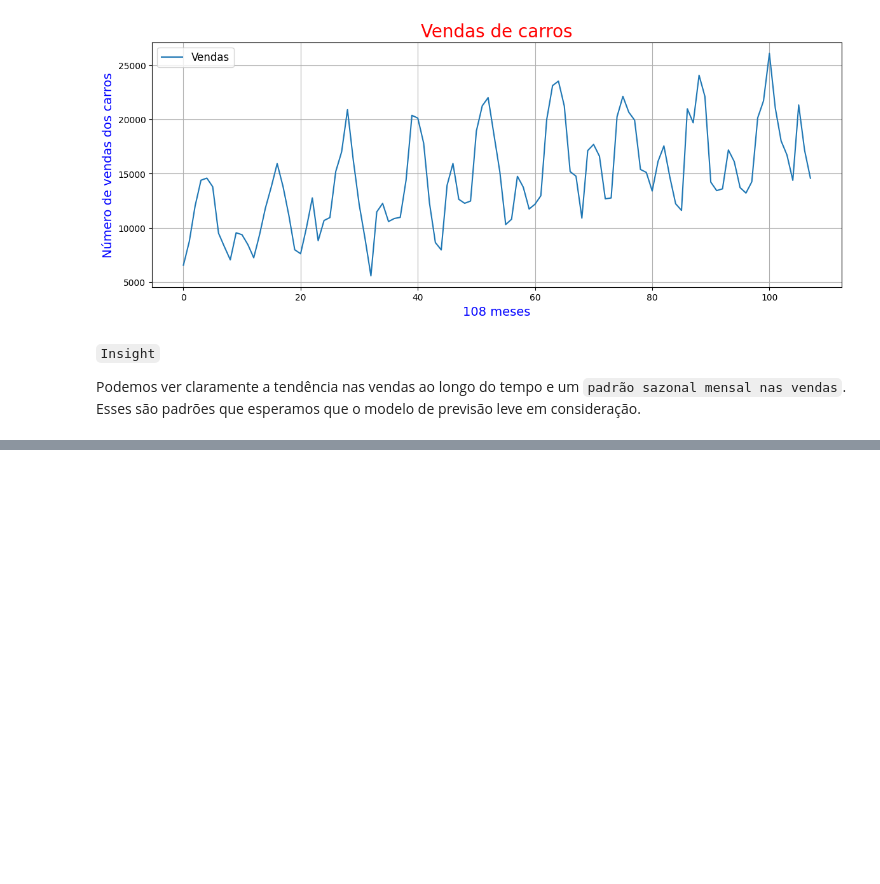
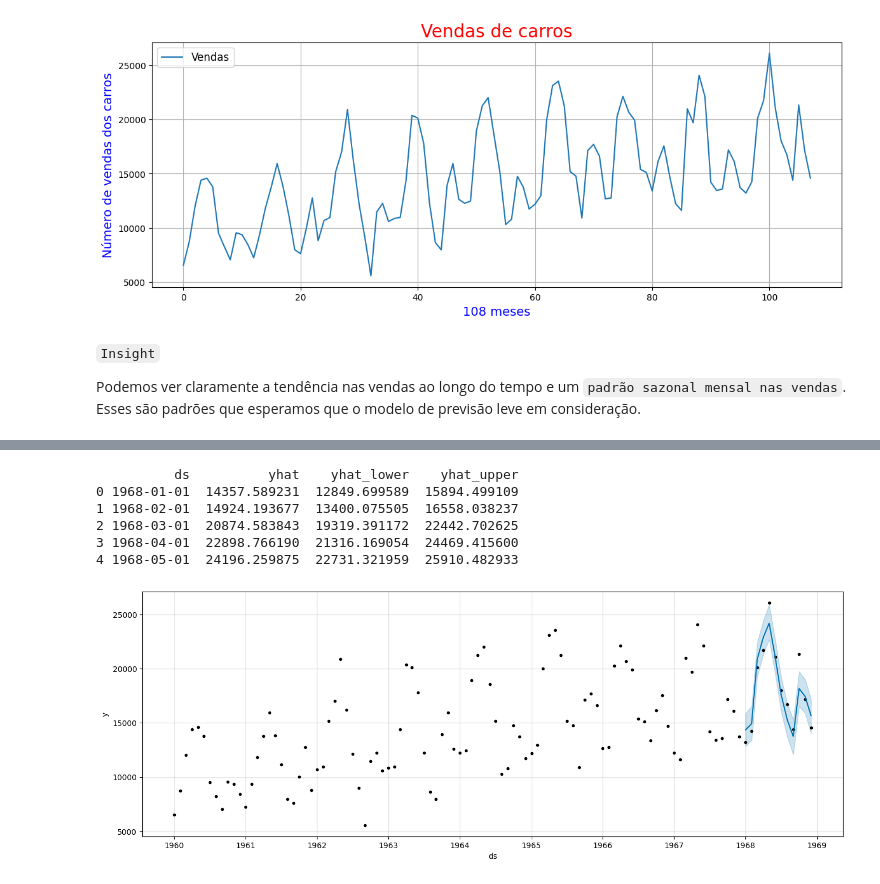
Before and after one commit to EddyGiusepe/Exploring_the_World_of_Programming_with_Python, a Jupyter notebook: 19_Time_Series_Forecasting/Time_Series_Forecasting_With_Prophet_in_Python.ipynb, the cells around one changed output, grey strips where cells are left out. Drawn from its saved outputs; the diff is of its cells as text; code cells hidden in the pictures; blank space fills up the shorter version.

Commit message:
Forecast

```diff
--- a/19_Time_Series_Forecasting/Time_Series_Forecasting_With_Prophet_in_Python.ipynb
+++ b/19_Time_Series_Forecasting/Time_Series_Forecasting_With_Prophet_in_Python.ipynb
@@ -82,0 +99,13 @@ plt.show()
+# %%
+from pandas import read_csv
+from pandas import to_datetime
+from prophet import Prophet # https://facebook.github.io/prophet/docs/quick_start.html#python-api
+
+# Carregar os Dados:
+path = 'https://raw.githubusercontent.com/jbrownlee/Datasets/master/monthly-car-sales.csv'
+df = read_csv(path, header=0)
+
+# Preparar os nomes das colunas esperadas:
+df.columns = ['ds', 'y']
+df['ds']= to_datetime(df['ds'])
+df.head()
@@ -82,0 +119,6 @@ plt.show()
+# %%
+# Defina o modelo:
+model = Prophet()
+
+# Ajuste o modelo:
+model.fit(df)
@@ -82,0 +143,35 @@ plt.show()
+# %%
+from pandas import to_datetime
+from pandas import DataFrame
+# from fbprophet import Prophet
+from matplotlib import pyplot
+
+# Definimos o período para o qual queremos uma previsão:
+future = list()
+for i in range(1, 13):
+ date = '1968-%02d' % i
+ future.append([date])
+
+future = DataFrame(future)
+future.columns = ['ds']
+future['ds']= to_datetime(future['ds'])
+
+# Usamos o modelo para fazer uma previsão:
+forecast = model.predict(future)
+
+# Resume sa previsão:
+print(forecast[['ds', 'yhat', 'yhat_lower', 'yhat_upper']].head())
+
+# Plot forecast:
+model.plot(forecast)
+plt.grid(True)
+plt.gcf().set_size_inches(14, 5)
+plt.show()
+# %% [output]
+          ds          yhat    yhat_lower    yhat_upper
+0 1968-01-01  14357.589231  12849.699589  15894.499109
+1 1968-02-01  14924.193677  13400.075505  16558.038237
+2 1968-03-01  20874.583843  19319.391172  22442.702625
+3 1968-04-01  22898.766190  21316.169054  24469.415600
+4 1968-05-01  24196.259875  22731.321959  25910.482933
+[figure, added]
```
Also changed, not shown: parts of 9 cells of this notebook.
